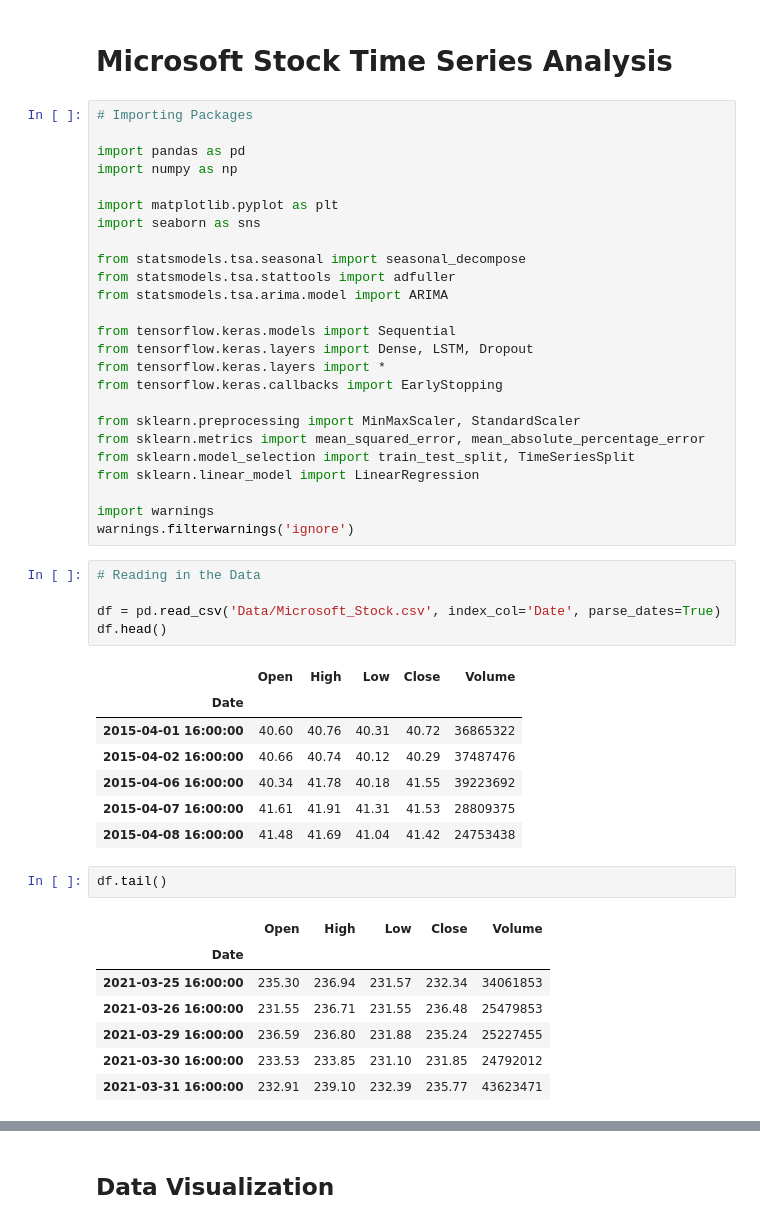
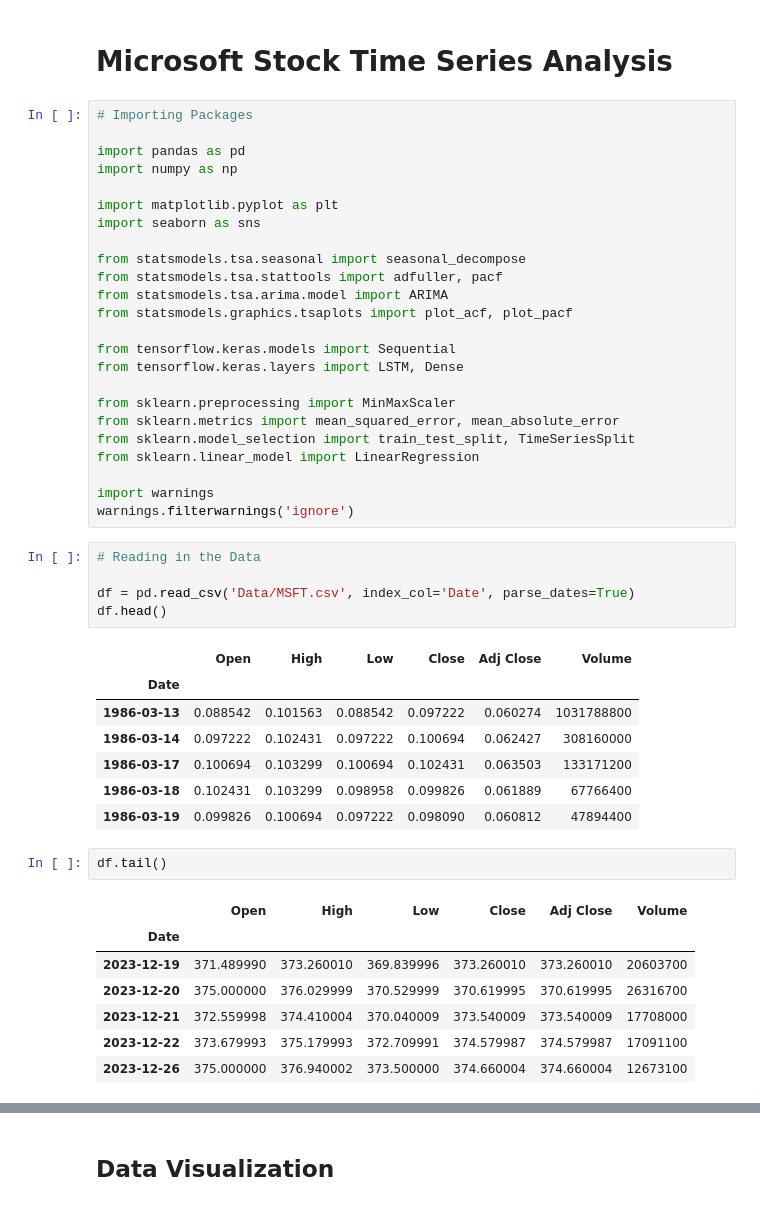
Before and after one commit to ajbudhi/Microsoft-Stock-Time-Series-Analysis, a Jupyter notebook: index.ipynb, the cells around one changed output, grey strips where cells are left out. Saved outputs shown, nothing was run; the diff lists cells and outputs as text.

```diff
--- a/index.ipynb
+++ b/index.ipynb
@@ -10,16 +10,15 @@ import matplotlib.pyplot as plt
 import seaborn as sns
 
 from statsmodels.tsa.seasonal import seasonal_decompose
-from statsmodels.tsa.stattools import adfuller
+from statsmodels.tsa.stattools import adfuller, pacf
 from statsmodels.tsa.arima.model import ARIMA
+from statsmodels.graphics.tsaplots import plot_acf, plot_pacf
 
 from tensorflow.keras.models import Sequential
-from tensorflow.keras.layers import Dense, LSTM, Dropout
-from tensorflow.keras.layers import *
-from tensorflow.keras.callbacks import EarlyStopping
+from tensorflow.keras.layers import LSTM, Dense
 
-from sklearn.preprocessing import MinMaxScaler, StandardScaler
-from sklearn.metrics import mean_squared_error, mean_absolute_percentage_error
+from sklearn.preprocessing import MinMaxScaler
+from sklearn.metrics import mean_squared_error, mean_absolute_error
 from sklearn.model_selection import train_test_split, TimeSeriesSplit
 from sklearn.linear_model import LinearRegression
 
@@ -28,26 +27,26 @@ warnings.filterwarnings('ignore')
 # %%
 # Reading in the Data
 
-df = pd.read_csv('Data/Microsoft_Stock.csv', index_col='Date', parse_dates=True)
+df = pd.read_csv('Data/MSFT.csv', index_col='Date', parse_dates=True)
 df.head()
 # %% [output]
-|  | Open | High | Low | Close | Volume |
-| Date |  |  |  |  |  |
-| 2015-04-01 16:00:00 | 40.60 | 40.76 | 40.31 | 40.72 | 36865322 |
-| 2015-04-02 16:00:00 | 40.66 | 40.74 | 40.12 | 40.29 | 37487476 |
-| 2015-04-06 16:00:00 | 40.34 | 41.78 | 40.18 | 41.55 | 39223692 |
-| 2015-04-07 16:00:00 | 41.61 | 41.91 | 41.31 | 41.53 | 28809375 |
-| 2015-04-08 16:00:00 | 41.48 | 41.69 | 41.04 | 41.42 | 24753438 |
+|  | Open | High | Low | Close | Adj Close | Volume |
+| Date |  |  |  |  |  |  |
+| 1986-03-13 | 0.088542 | 0.101563 | 0.088542 | 0.097222 | 0.060274 | 1031788800 |
+| 1986-03-14 | 0.097222 | 0.102431 | 0.097222 | 0.100694 | 0.062427 | 308160000 |
+| 1986-03-17 | 0.100694 | 0.103299 | 0.100694 | 0.102431 | 0.063503 | 133171200 |
+| 1986-03-18 | 0.102431 | 0.103299 | 0.098958 | 0.099826 | 0.061889 | 67766400 |
+| 1986-03-19 | 0.099826 | 0.100694 | 0.097222 | 0.098090 | 0.060812 | 47894400 |
 # %%
 df.tail()
 # %% [output]
-|  | Open | High | Low | Close | Volume |
-| Date |  |  |  |  |  |
-| 2021-03-25 16:00:00 | 235.30 | 236.94 | 231.57 | 232.34 | 34061853 |
-| 2021-03-26 16:00:00 | 231.55 | 236.71 | 231.55 | 236.48 | 25479853 |
-| 2021-03-29 16:00:00 | 236.59 | 236.80 | 231.88 | 235.24 | 25227455 |
-| 2021-03-30 16:00:00 | 233.53 | 233.85 | 231.10 | 231.85 | 24792012 |
-| 2021-03-31 16:00:00 | 232.91 | 239.10 | 232.39 | 235.77 | 43623471 |
+|  | Open | High | Low | Close | Adj Close | Volume |
+| Date |  |  |  |  |  |  |
+| 2023-12-19 | 371.489990 | 373.260010 | 369.839996 | 373.260010 | 373.260010 | 20603700 |
+| 2023-12-20 | 375.000000 | 376.029999 | 370.529999 | 370.619995 | 370.619995 | 26316700 |
+| 2023-12-21 | 372.559998 | 374.410004 | 370.040009 | 373.540009 | 373.540009 | 17708000 |
+| 2023-12-22 | 373.679993 | 375.179993 | 372.709991 | 374.579987 | 374.579987 | 17091100 |
+| 2023-12-26 | 375.000000 | 376.940002 | 373.500000 | 374.660004 | 374.660004 | 12673100 |
 # %%
 df.info()
 # %% [output]
```
Also changed, not shown: parts of 42 cells of this notebook, 5 other files.
